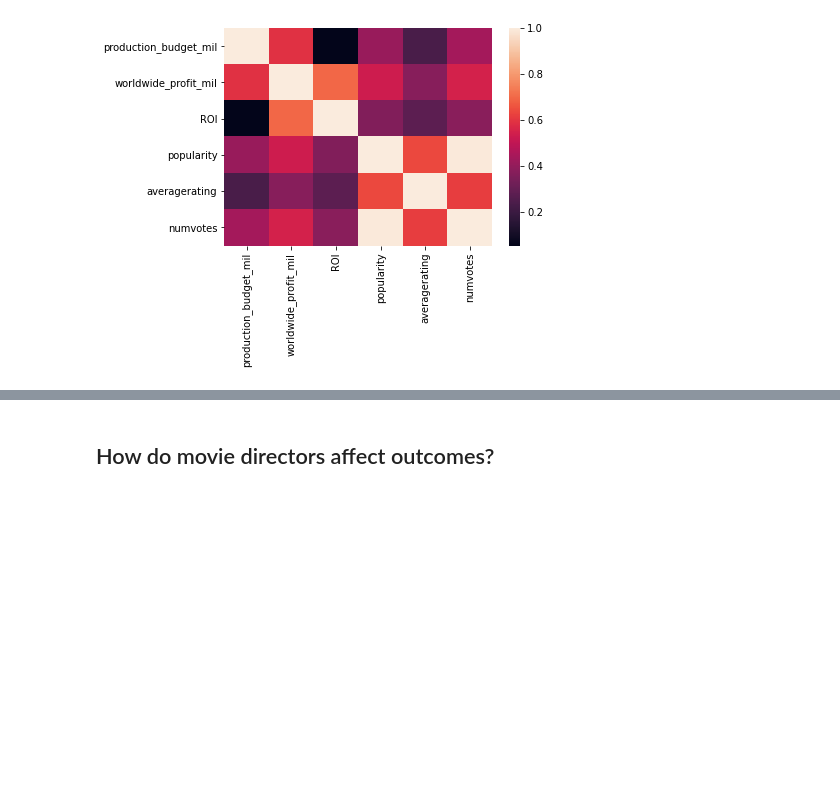
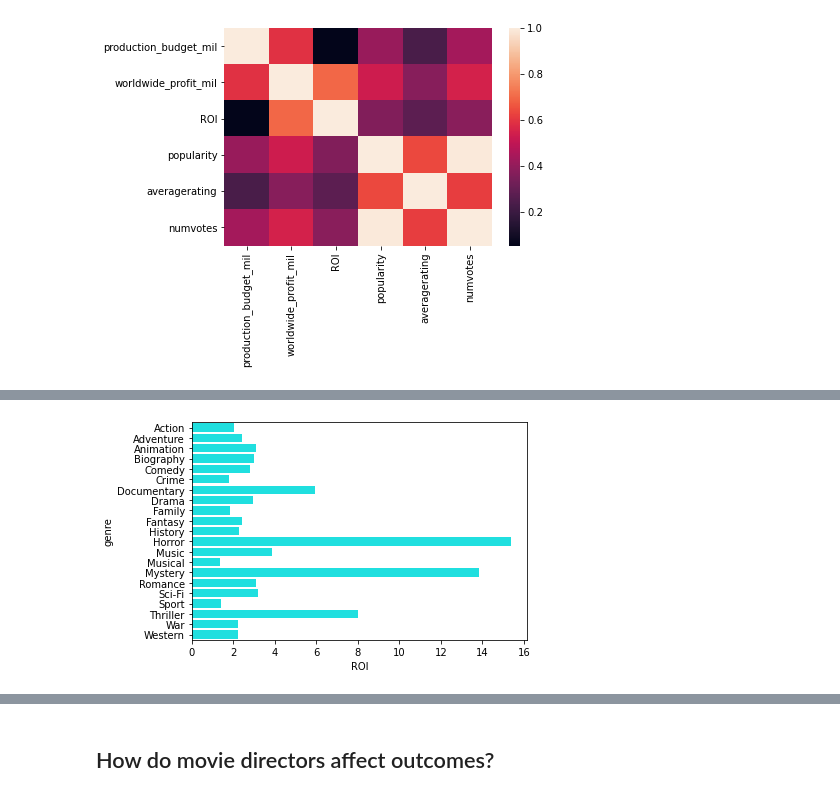
Before and after one commit to gcburgess/Xbox-to-Box-Office, a Jupyter notebook: greg-notebooks-folder/GREG_slightly_polished.ipynb, the cells around one changed output, grey strips where cells are left out. Cells and saved outputs as stored; diff of their text form; code cells hidden in the pictures; blank space fills up the shorter version.

Commit message:
Add analyses grouped by genre

```diff
--- a/greg-notebooks-folder/GREG_slightly_polished.ipynb
+++ b/greg-notebooks-folder/GREG_slightly_polished.ipynb
@@ -756,0 +760,7 @@ sns.heatmap(corr_budgets_ratings);
+# %%
+set_of_genres = set()
+for movie_row in competing_studio_budgets_ratings_df['genres'].dropna():
+    set_of_genres.update(movie_row.split(','))
+
+list_of_genres = list(set_of_genres)
+list_of_genres
@@ -756,0 +785,11 @@ sns.heatmap(corr_budgets_ratings);
+# %%
+tmp_df_columns = list(competing_studio_budgets_ratings_df.columns)
+tmp_df_columns.append('genre')
+tmp_df = pd.DataFrame(columns=tmp_df_columns)
+
+
+for genre in list_of_genres:
+    filt = competing_studio_budgets_ratings_df['genres'].str.contains(genre, na=False)
+    filt_df = competing_studio_budgets_ratings_df[filt]
+    filt_df['genre'] = genre
+    tmp_df = pd.concat([tmp_df, filt_df])
@@ -756,0 +802,5 @@ sns.heatmap(corr_budgets_ratings);
+# %%
+long_competing_studio_budgets_ratings_df = tmp_df
+# %%
+competing_studio_budgets_ratings_by_genre_df = long_competing_studio_budgets_ratings_df.groupby('genre')[['production_budget_mil', 'worldwide_profit_mil', 'ROI', 'popularity', 'averagerating', 'numvotes']].mean()
+competing_studio_budgets_ratings_by_genre_df
@@ -756,0 +826,6 @@ sns.heatmap(corr_budgets_ratings);
+# %%
+sns.barplot(y=competing_studio_budgets_ratings_by_genre_df.index,
+            x=competing_studio_budgets_ratings_by_genre_df['ROI'],
+            color = 'cyan');
+# %% [output]
+[figure, added]
```
Also changed, not shown: parts of 11 cells of this notebook.
